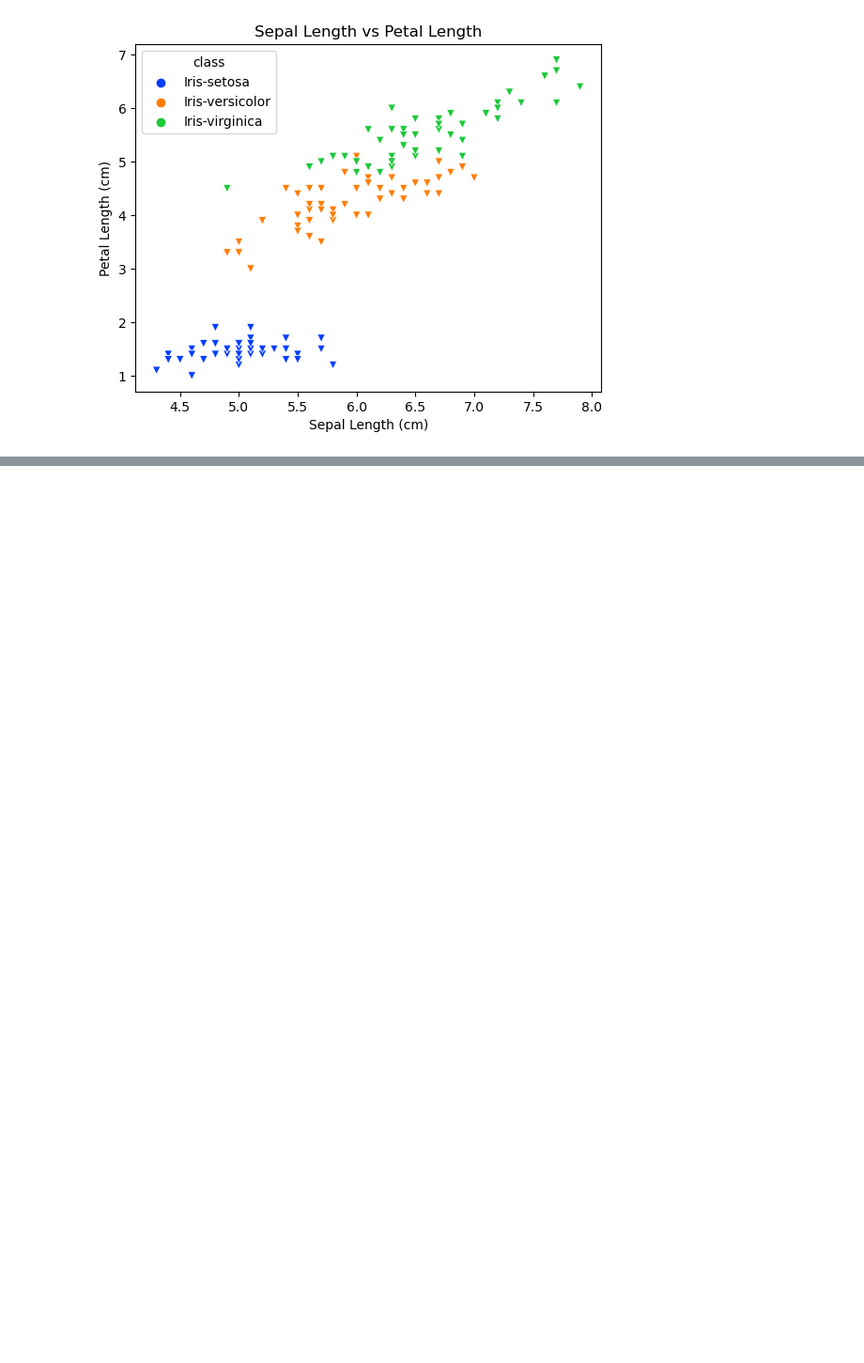
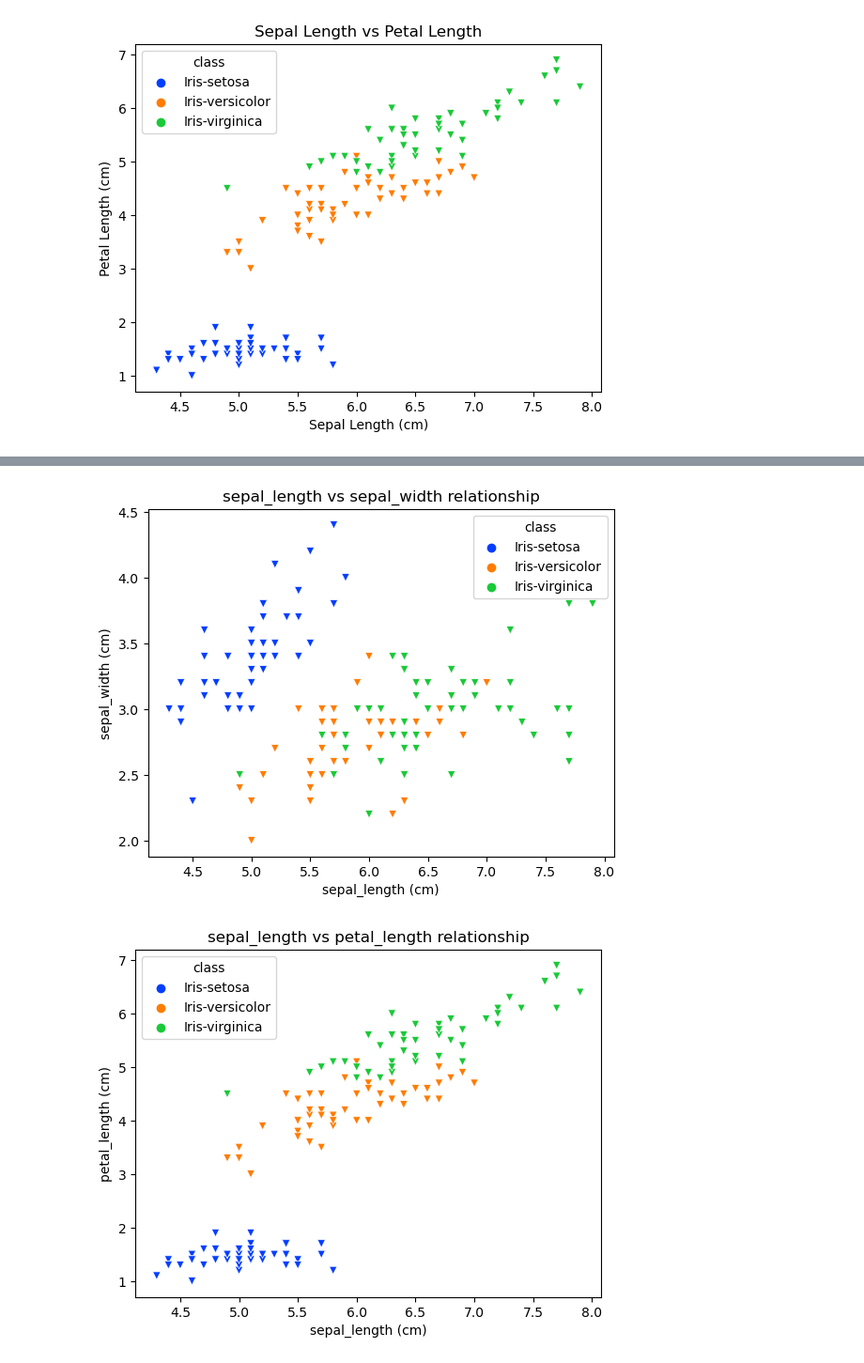
Before and after one commit to Oksyyy/pands-project, a Jupyter notebook: project.ipynb, the cells around one changed output, grey strips where cells are left out. Shown at 94% size. Saved outputs shown, nothing was run; the diff lists cells and outputs as text; code cells hidden in the pictures; blank space fills up the shorter version.

Commit message:
Completed feature_scatter function + fixed some errors and gramma mistakes +  slightly restructured notebook to clean/improve overall narrative and unify style

```diff
--- a/project.ipynb
+++ b/project.ipynb
@@ -582,0 +559,46 @@ feature_scatter(features)
+# %%
+"""
+Write a function that takes a list of features and returns a scatter plot for each pair of features.
+This function will handle only numerical features and will skip any non-numerical to keep analysis forcusing on useful insights
+"""
+def feature_scatter(features):
+
+    # Set a for loop to iterate through:
+    #   1. Each pair of features (columns) in the list of features defined outside the function
+    # Use the itertools.combinations() function to create all possible pairs of features
+    # This function was imported at the beginning of the script
+    for x, y in comb(features, 2):
+
+        # Check the data type of each column using the if function and the dtype attribute
+        # If data type is not float64, skip the iteration using continue statement
+        # This also replaces the need for try-except for error handling
+        if iris_df[x].dtype != 'float64' or iris_df[y].dtype != 'float64':
+            continue
+
+        # Initiate an empty figure as a placeholder for each scatter plot
+        plt.figure()
+
+        # Create a scatter plot
+        # Pass iris_df dataframe, x & y combinations
+        # "hue" argument automatically maps distinct colors to each unique class value
+        # "marker" sets the data points to triangle shapes
+        sns.scatterplot(data=iris_df, x = x, y = y, hue='class', marker='v')
+
+        # Set axes labels
+        plt.xlabel(f'{x} (cm)')
+        plt.ylabel(f'{y} (cm)')
+
+        # Add title
+        plt.title(f'{x} vs {y} relationship')
+
+        # The savefig() function saves the plot to a file as ".png"
+        plt.savefig(f'Scatter_{x} vs {y}.png')
+
+# Assign the list of features (columns) to a variable to be used inside the summary stats function
+features = iris_df.columns
+
+# Call the feature_scatter function and pass the features variable to it
+feature_scatter(features)
+# %% [output]
+[figure, added]
+[figure, added]
```
Also changed, not shown: parts of 30 cells of this notebook, 12 other files.
